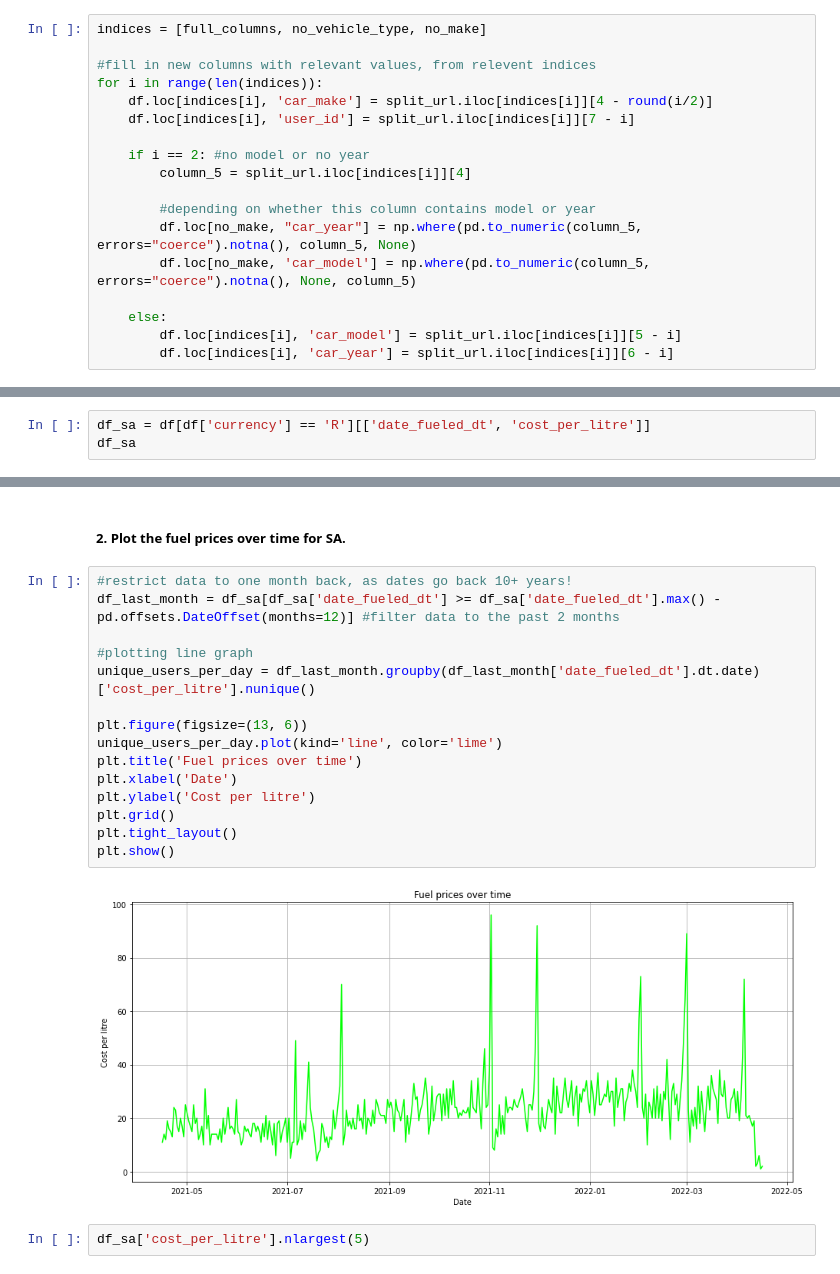
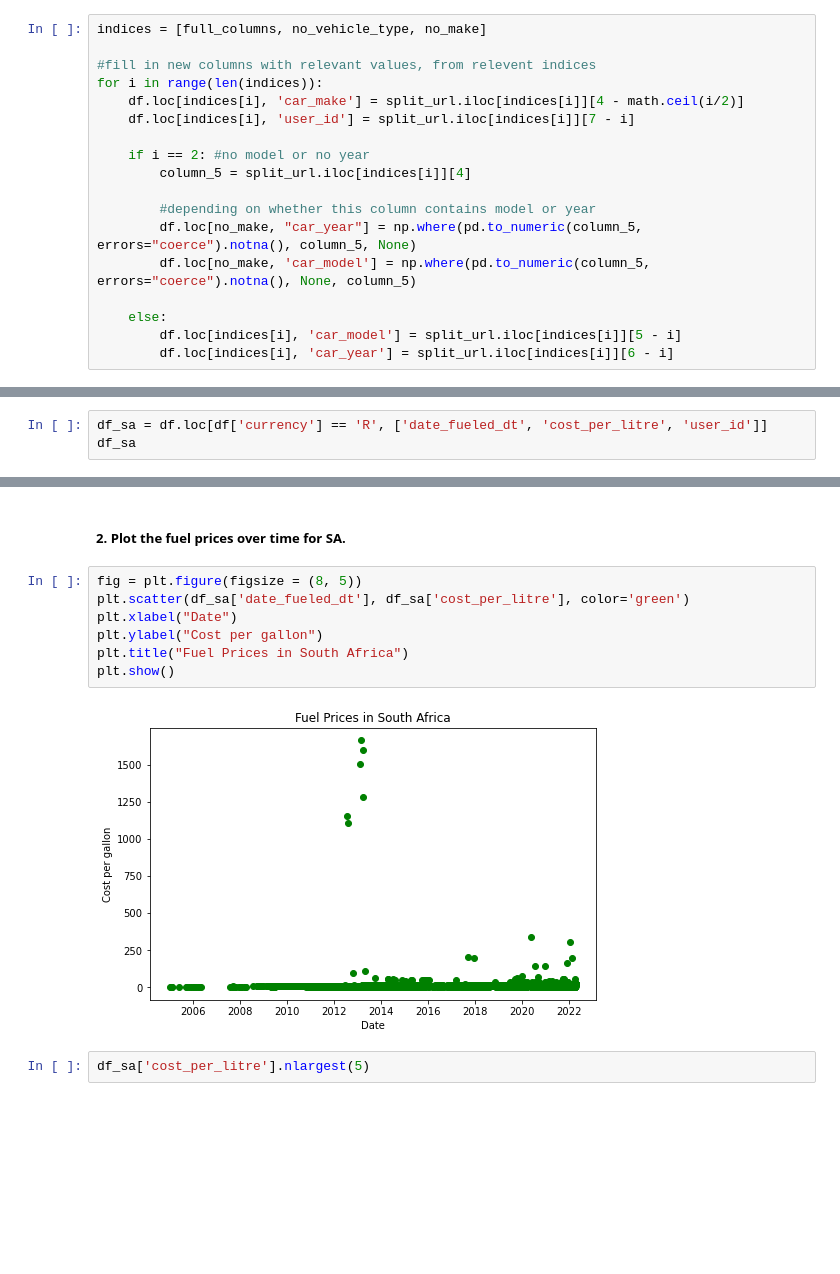
Before and after one commit to SeanMz28/IDVE_assignment1, a Jupyter notebook: assignment1.ipynb, the cells around one changed output, grey strips where cells are left out. Drawn from its saved outputs; the diff is of its cells as text; blank space fills up the shorter version.

```diff
--- a/assignment1.ipynb
+++ b/assignment1.ipynb
@@ -620,7 +620,7 @@ indices = [full_columns, no_vehicle_type, no_make]
 
 #fill in new columns with relevant values, from relevent indices
 for i in range(len(indices)):
-    df.loc[indices[i], 'car_make'] = split_url.iloc[indices[i]][4 - round(i/2)]
+    df.loc[indices[i], 'car_make'] = split_url.iloc[indices[i]][4 - math.ceil(i/2)]
     df.loc[indices[i], 'user_id'] = split_url.iloc[indices[i]][7 - i]
 
     if i == 2: #no model or no year
@@ -1072,6 +1001,6 @@ mean_costs
 # %% [markdown]
 ##### 1. Filter the above dataset to focus on SA drivers
 # %%
-df_sa = df[df['currency'] == 'R'][['date_fueled_dt', 'cost_per_litre']]
+df_sa = df.loc[df['currency'] == 'R', ['date_fueled_dt', 'cost_per_litre', 'user_id']]
 df_sa
 # %% [output]
@@ -1091,22 +1020,14 @@ df_sa
 # %% [markdown]
 ##### 2. Plot the fuel prices over time for SA.
 # %%
-#restrict data to one month back, as dates go back 10+ years!
-df_last_month = df_sa[df_sa['date_fueled_dt'] >= df_sa['date_fueled_dt'].max() - pd.offsets.DateOffset(months=12)] #filter data to the past 2 months
-
-#plotting line graph
-unique_users_per_day = df_last_month.groupby(df_last_month['date_fueled_dt'].dt.date)['cost_per_litre'].nunique()
-
-plt.figure(figsize=(13, 6))
-unique_users_per_day.plot(kind='line', color='lime')
-plt.title('Fuel prices over time')
-plt.xlabel('Date')
-plt.ylabel('Cost per litre')
-plt.grid()
-plt.tight_layout()
+fig = plt.figure(figsize = (8, 5))
+plt.scatter(df_sa['date_fueled_dt'], df_sa['cost_per_litre'], color='green')
+plt.xlabel("Date")
+plt.ylabel("Cost per gallon")
+plt.title("Fuel Prices in South Africa")
 plt.show()
 # %% [output]
-[figure, old version]
+[figure, new version]
 # %%
 df_sa['cost_per_litre'].nlargest(5)
 # %% [output]
```
Also changed, not shown: parts of 30 cells of this notebook.
